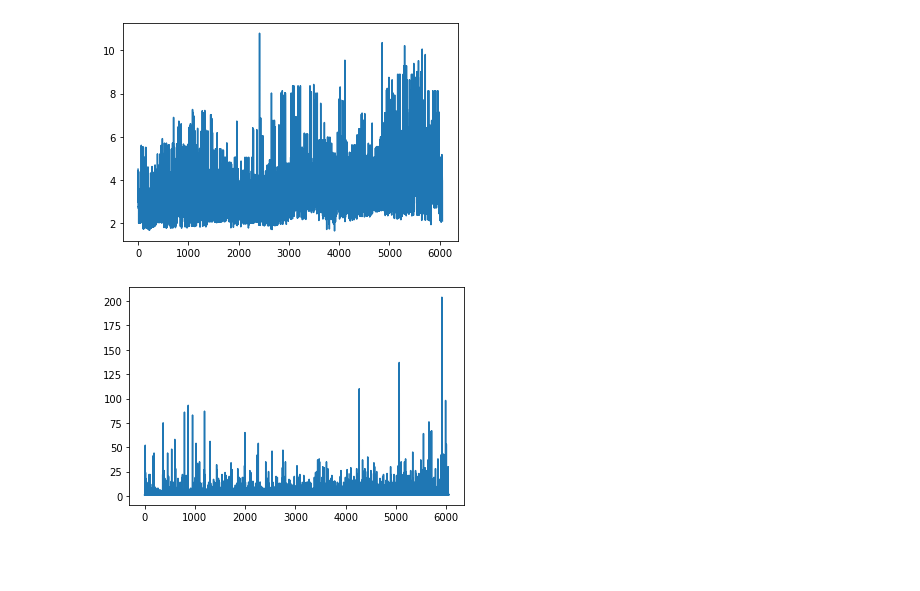
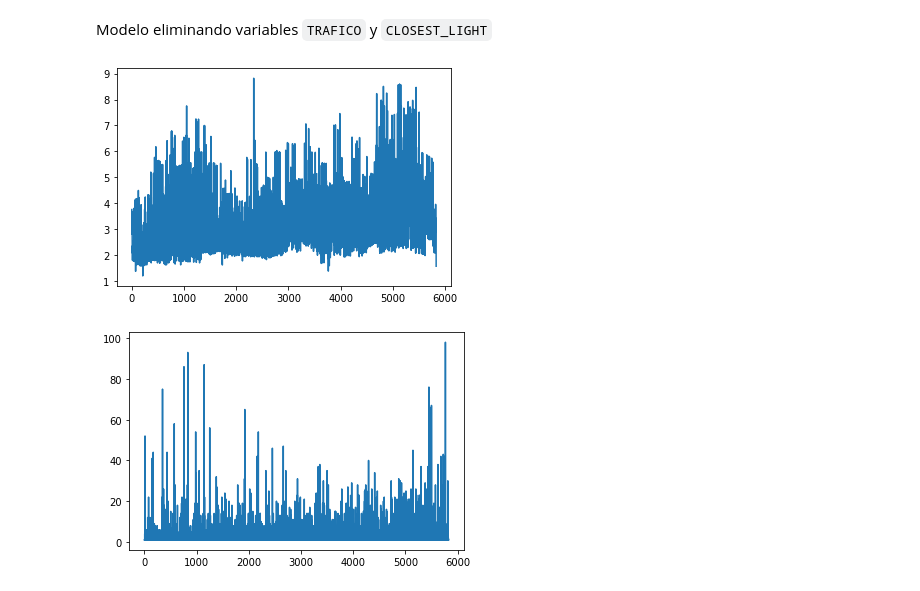
Before and after one commit to albertofbs15/ds4_project, a Jupyter notebook: Final Data/modelpoisson.ipynb, the cells around one changed output. Cells and saved outputs as stored; diff of their text form; code cells hidden in the pictures; blank space fills up the shorter version.

Commit message:
modelo poisson 3

```diff
--- a/Final Data/modelpoisson.ipynb
+++ b/Final Data/modelpoisson.ipynb
@@ -25,10 +37,14 @@ newdf=df[['LAT_LON','ID','BUS_SUBIDA','BUS_BAJADA','TRAFICO','POT','PIEZA_URBANA
 # %%
 dff=newdf.groupby(['LAT_LON']).count().reset_index()
+list_accidents=[]
 list_df=[]
 for i in range(dff.shape[0]):
-    list_df.append(np.array(newdf[newdf['LAT_LON']==dff['LAT_LON'].iloc[i]]).tolist()[0])
+    a=df[df['LAT_LON']==dff["LAT_LON"][i]]['SITIO_EXACTO_ACCIDENTE']
+    counter=collections.Counter(a)
+    if counter.most_common(1)[0][1]/a.size>0.3:
+        list_df.append(np.array(newdf[newdf['LAT_LON']==dff['LAT_LON'].iloc[i]]).tolist()[0])
+        list_accidents.append(dff['ID'][i])
+
+final_df = pd.DataFrame.from_records(list_df)
+final_df=final_df.rename(columns={0:'LAT_LON',1:'ID',2:'BUS_SUBIDA',3:'BUS_BAJADA',4:'TRAFICO',5:'POT',6:'PIEZA_URBANA',7:'LATITUD',8:'LONGITUD'})
+final_df['ID']=list_accidents
-# %%
-final_df = pd.DataFrame.from_records(list_df)
-final_df=final_df.rename(columns={0:'LAT_LON',1:'ID',2:'BUS_SUBIDA',3:'BUS_BAJADA',4:'TRAFICO',5:'POT',6:'PIEZA_URBANA',7:'LATITUD',8:'LONGITUD'})
-final_df['ID']=dff['ID']
-final
@@ -54,5 +72,4 @@ final_df['NLIGHTS2']=list(numclose2)
 final_df['NLIGHTS3']=list(numclose3)
 
 final_df['CLOSEST_LIGHT']=list(closest)
-data=final_df.drop(columns=['LAT_LON','LONGITUD','LATITUD'])
-data=data.rename(columns={'ID':'NACCIDENTS'})
+data=final_df.rename(columns={'ID':'NACCIDENTS'})
@@ -59,5 +78,5 @@ data=data.rename(columns={'ID':'NACCIDENTS'})
 # %%
-formula='NACCIDENTS~BUS_SUBIDA+BUS_BAJADA+TRAFICO+POT+PIEZA_URBANA+NLIGHTS+NLIGHTS2+NLIGHTS3+CLOSEST_LIGHT'
+formula='NACCIDENTS~BUS_SUBIDA+BUS_BAJADA+POT+PIEZA_URBANA+NLIGHTS+NLIGHTS2+TRAFICO+CLOSEST_LIGHT'
 mod1 = glm(formula=formula, data=data, family=sm.families.Poisson()).fit()
 mod1.summary()
 # %% [output]
@@ -90,9 +124,14 @@ Generalized Linear Model Regression Results
+# %% [markdown]
+Modelo eliminando variables ``TRAFICO`` y ``CLOSEST_LIGHT``
 # %%
-mod1.predict()
-plt.plot(list(mod1.predict()))
+formula2='NACCIDENTS~BUS_SUBIDA+BUS_BAJADA+POT+PIEZA_URBANA+NLIGHTS+NLIGHTS2'
+mod2 = glm(formula=formula, data=data, family=sm.families.Poisson()).fit()
+
+mod2.predict()
+plt.plot(list(mod2.predict()))
 plt.show()
 plt.plot(data['NACCIDENTS'])
 plt.show()
 # %% [output]
-[figure, old version]
+[figure, new version]
-[figure, old version]
+[figure, new version]
```
Also changed, not shown: parts of 9 cells of this notebook.
